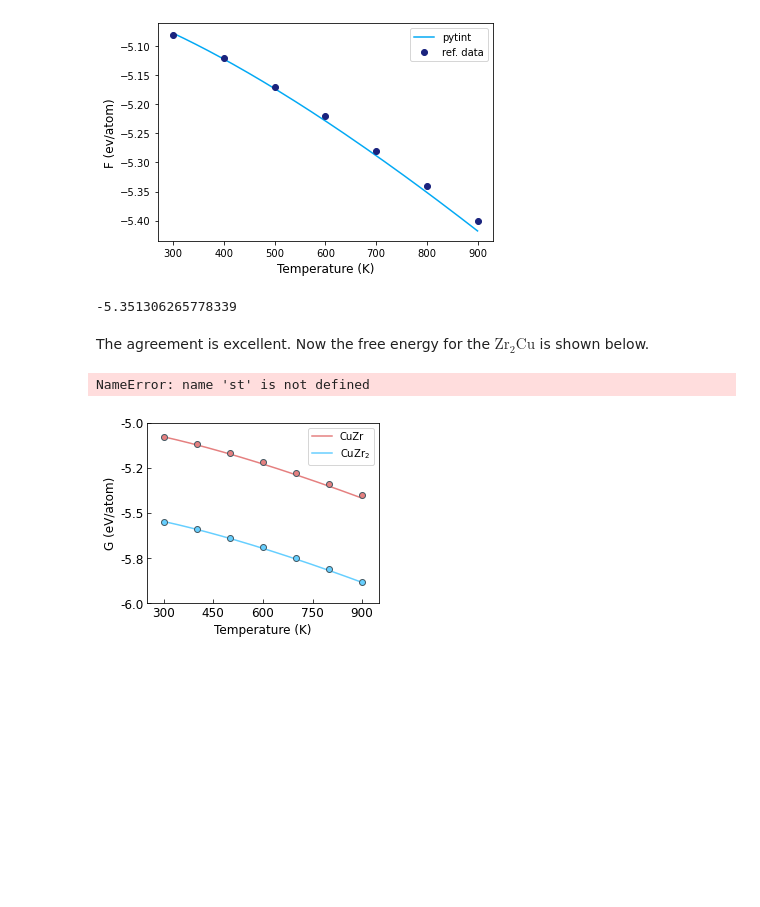
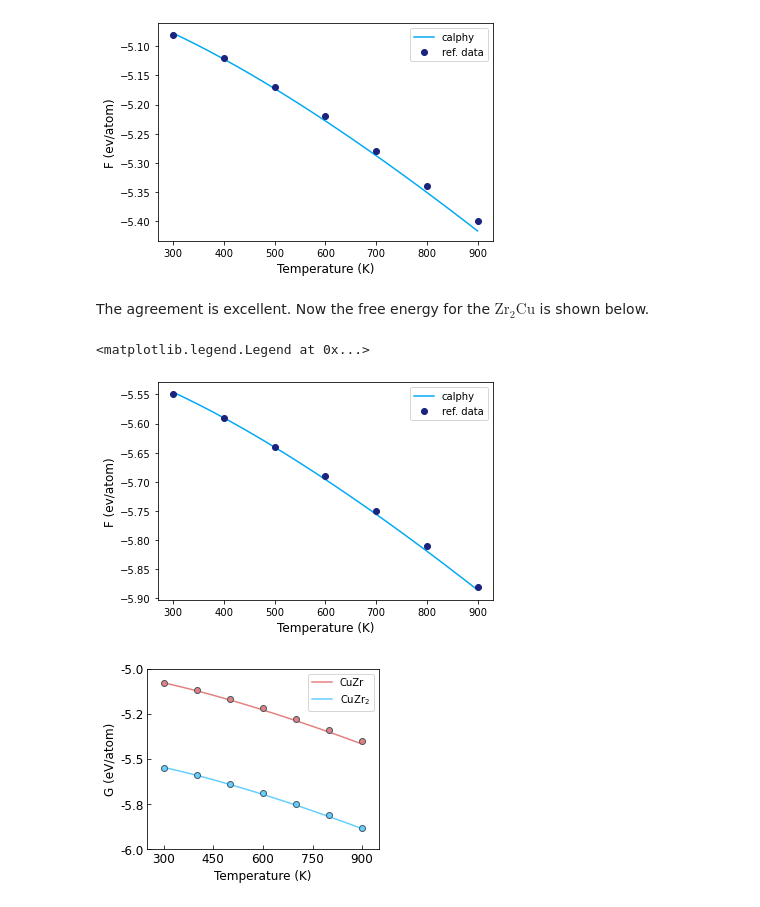
Before and after one commit to srmnitc/calphy-publication-examples, a Jupyter notebook: Application_E/analysis.ipynb, the cells around one changed output. Saved outputs shown, nothing was run; the diff lists cells and outputs as text; code cells hidden in the pictures; blank space fills up the shorter version.

```diff
--- a/Application_E/analysis.ipynb
+++ b/Application_E/analysis.ipynb
@@ -66,23 +38,19 @@ plt.legend()
 # %% [output]
 <matplotlib.legend.Legend at 0x...>
 [figure]
-# %%
-arg = np.argsort(np.abs(st1-800))[0]
-sfe1[arg]
-# %% [output]
--5.351306265778339
 # %% [markdown]
 The agreement is excellent. Now the free energy for the $\mathrm{Zr}_2\mathrm{Cu}$ is shown below.
 # %%
 st2, sfe2, sferr2 = np.loadtxt("Zr2Cu/ts-Zr2Cu.data-300-0/temperature_sweep.dat", unpack=True)
 # %%
-plt.plot(st, sfe, color="#03A9F4", label="pytint")
+plt.plot(st2, sfe2, color="#03A9F4", label="calphy")
 plt.plot(temp, zr2cu, 'o', color="#1A237E", label="ref. data")
 plt.xlabel("Temperature (K)", fontsize=12)
 plt.ylabel("F (ev/atom)", fontsize=12)
 plt.legend()
 # %% [output]
-NameError: name 'st' is not defined
+<matplotlib.legend.Legend at 0x...>
+[figure, added]
 # %%
 from pychromatic import Multiplot
 from pychromatic.colors import accent
```
Also changed, not shown: parts of 3 cells of this notebook, 1 other file.
